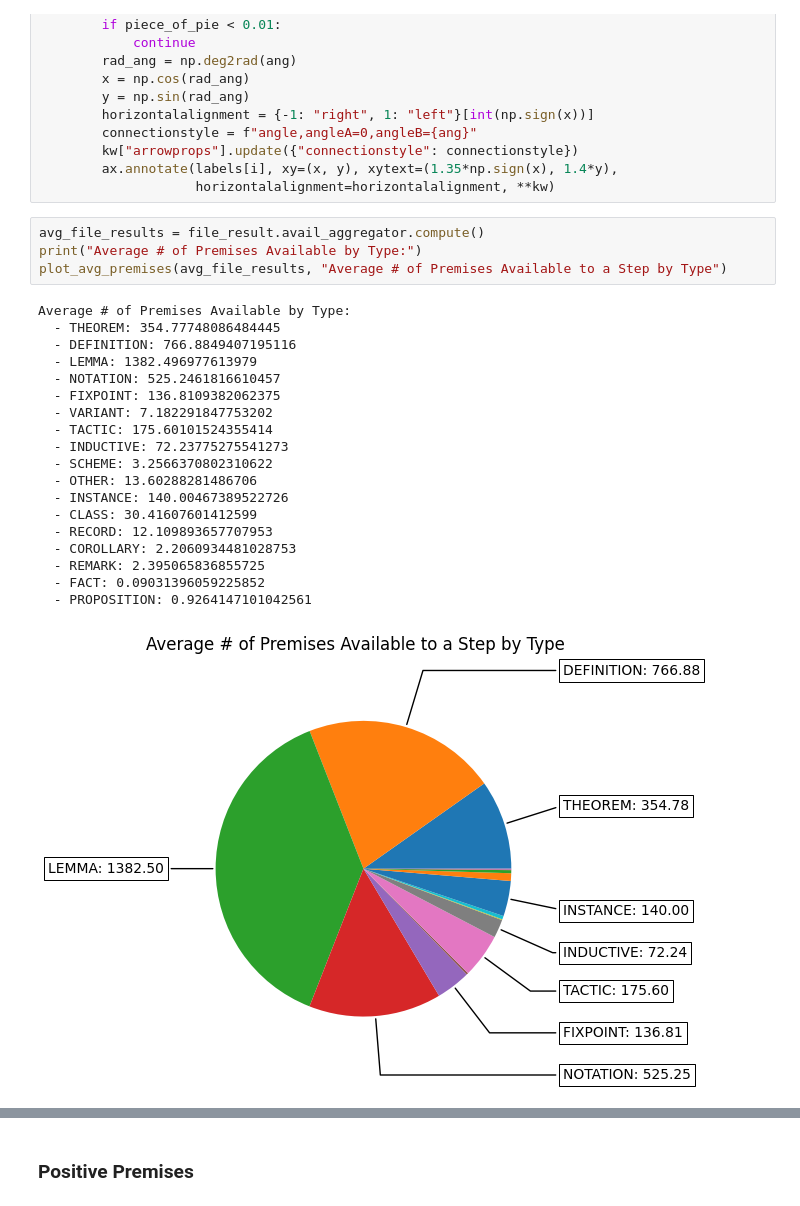
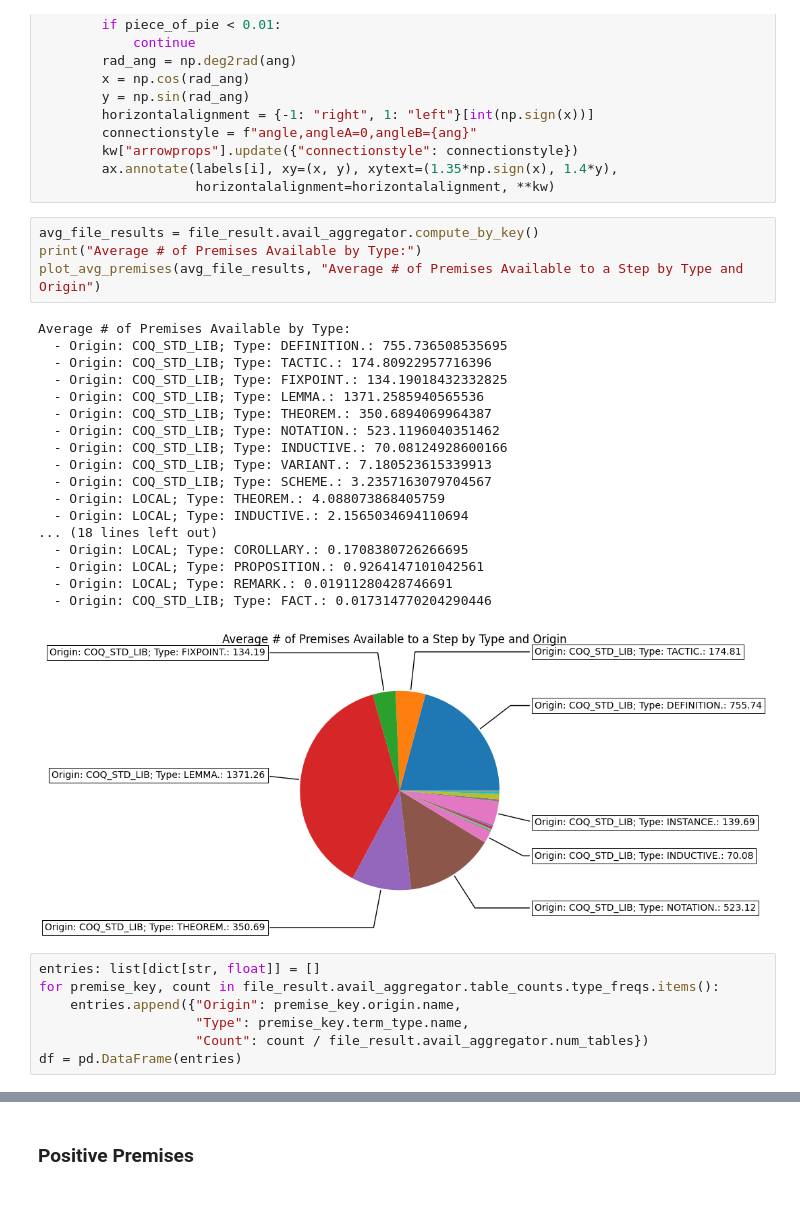
Before and after one commit to rkthomps/coq-modeling, a Jupyter notebook: notebooks/data_management/data_viz.ipynb, the cells around one changed output, grey strips where cells are left out. Drawn from its saved outputs; the diff is of its cells as text.

Commit message:
Start creating lm examples with premises. Counting. Better caching

```diff
--- a/notebooks/data_management/data_viz.ipynb
+++ b/notebooks/data_management/data_viz.ipynb
@@ -107,26 +92,32 @@ def plot_avg_premises(avg_results: dict[str, float],
         ax.annotate(labels[i], xy=(x, y), xytext=(1.35*np.sign(x), 1.4*y),
                     horizontalalignment=horizontalalignment, **kw)
 # %%
-avg_file_results = file_result.avail_aggregator.compute()
+avg_file_results = file_result.avail_aggregator.compute_by_key()
 print("Average # of Premises Available by Type:")
-plot_avg_premises(avg_file_results, "Average # of Premises Available to a Step by Type")
+plot_avg_premises(avg_file_results, "Average # of Premises Available to a Step by Type and Origin")
 # %% [output]
 Average # of Premises Available by Type:
-  - THEOREM: 354.77748086484445
-  - DEFINITION: 766.8849407195116
-  - LEMMA: 1382.496977613979
-  - NOTATION: 525.2461816610457
-  - FIXPOINT: 136.8109382062375
-  - VARIANT: 7.182291847753202
-  - TACTIC: 175.60101524355414
-  - INDUCTIVE: 72.23775275541273
-  - SCHEME: 3.2566370802310622
-  - OTHER: 13.60288281486706
-  - INSTANCE: 140.00467389522726
-  - CLASS: 30.41607601412599
-  - RECORD: 12.109893657707953
-  - COROLLARY: 2.2060934481028753
-  - REMARK: 2.395065836855725
-  - FACT: 0.09031396059225852
-  - PROPOSITION: 0.9264147101042561
+  - Origin: COQ_STD_LIB; Type: DEFINITION.: 755.736508535695
+  - Origin: COQ_STD_LIB; Type: TACTIC.: 174.80922957716396
+  - Origin: COQ_STD_LIB; Type: FIXPOINT.: 134.19018432332825
+  - Origin: COQ_STD_LIB; Type: LEMMA.: 1371.2585940565536
+  - Origin: COQ_STD_LIB; Type: THEOREM.: 350.6894069964387
+  - Origin: COQ_STD_LIB; Type: NOTATION.: 523.1196040351462
+  - Origin: COQ_STD_LIB; Type: INDUCTIVE.: 70.08124928600166
+  - Origin: COQ_STD_LIB; Type: VARIANT.: 7.180523615339913
+  - Origin: COQ_STD_LIB; Type: SCHEME.: 3.2357163079704567
+  - Origin: LOCAL; Type: THEOREM.: 4.088073868405759
+  - Origin: LOCAL; Type: INDUCTIVE.: 2.1565034694110694
+... (18 lines left out)
+  - Origin: LOCAL; Type: COROLLARY.: 0.1708380726266695
+  - Origin: LOCAL; Type: PROPOSITION.: 0.9264147101042561
+  - Origin: LOCAL; Type: REMARK.: 0.01911280428746691
+  - Origin: COQ_STD_LIB; Type: FACT.: 0.017314770204290446
-[figure, old version]
+[figure, new version]
+# %%
+entries: list[dict[str, float]] = []
+for premise_key, count in file_result.avail_aggregator.table_counts.type_freqs.items():
+    entries.append({"Origin": premise_key.origin.name,
+                    "Type": premise_key.term_type.name,
+                    "Count": count / file_result.avail_aggregator.num_tables})
+df = pd.DataFrame(entries)
```
Also changed, not shown: parts of 7 cells of this notebook, 11 other files.
